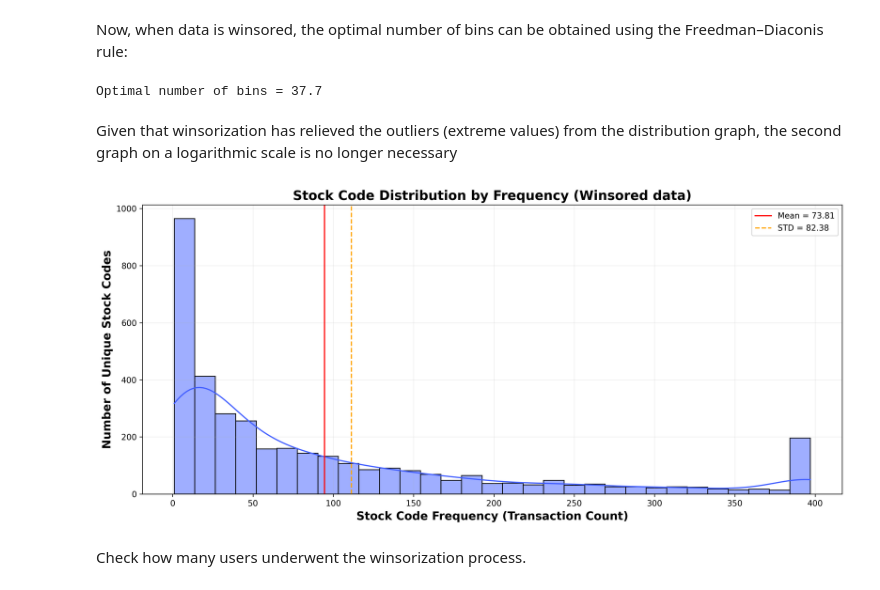
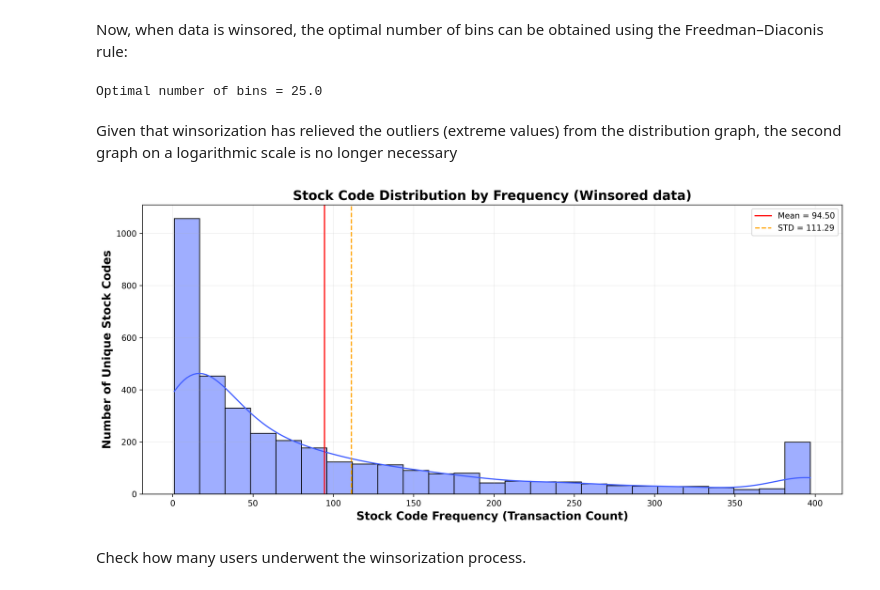
Before and after one commit to RV01011001/project_1-customer-segmentation, a Jupyter notebook: notebooks/03_exploratory_data_analysis.ipynb, the cells around one changed output. Cells and saved outputs as stored; diff of their text form; code cells hidden in the pictures.

```diff
--- a/notebooks/03_exploratory_data_analysis.ipynb
+++ b/notebooks/03_exploratory_data_analysis.ipynb
@@ -580,31 +580,31 @@ std =  111.29332929070536
 # %% [markdown]
 Now, when data is winsored, the optimal number of bins can be obtained using the Freedman–Diaconis rule:
 # %%
-bw = (2 * customer_IQR) / pow(len(stock_code_counts_winsored), 1/3)
+bw = (2 * stock_code_IQR) / pow(len(stock_code_counts_winsored), 1/3)
 stock_code_bins = (stock_code_counts_winsored.max() - stock_code_counts_winsored.min()) / bw
 print (f"Optimal number of bins = {stock_code_bins:.1f}")
 # %% [output]
-Optimal number of bins = 37.7
+Optimal number of bins = 25.0
 # %% [markdown]
 Given that winsorization has relieved the outliers (extreme values) from the distribution graph, the second graph on a logarithmic scale is no longer necessary
 # %%
 fig, ax = plt.subplots(figsize = (13, 6), dpi = 300)
 
 #============ Plot 1 ==========
-sns.histplot(stock_code_counts_winsored, bins = 31, ax = ax, kde = True, color = '#415eff', edgecolor = 'black', linewidth = 1)
-ax.axvline(stock_code_winsored_mean, color = 'red', label = f'Mean = {ustomer_winsored_mean:.2f}')
-ax.axvline(stock_code_winsored_std, color = 'orange', ls = '--', label = f'STD = {customer_winsored_std:.2f}')
+sns.histplot(stock_code_counts_winsored, bins = 25, ax = ax, kde = True, color = '#415eff', edgecolor = 'black', linewidth = 1)
+ax.axvline(stock_code_winsored_mean, color = 'red', label = f'Mean = {stock_code_winsored_mean:.2f}')
+ax.axvline(stock_code_winsored_std, color = 'orange', ls = '--', label = f'STD = {stock_code_winsored_std:.2f}')
 
 ax.set_title('Stock Code Distribution by Frequency (Winsored data)', fontweight = 'bold', fontsize = 16)
 ax.set_xlabel('Stock Code Frequency (Transaction Count)', fontweight = 'bold', fontsize = 14)
 ax.set_ylabel('Number of Unique Stock Codes', fontweight = 'bold', fontsize = 14)
 ax.legend()
 ax.grid(alpha = 0.2)
 
 plt.tight_layout()
 plt.show()
 # %% [output]
-[figure, old version]
+[figure, new version]
 # %% [markdown]
 Check how many users underwent the winsorization process.
 # %%
```
Also changed, not shown: parts of 2 cells of this notebook.
